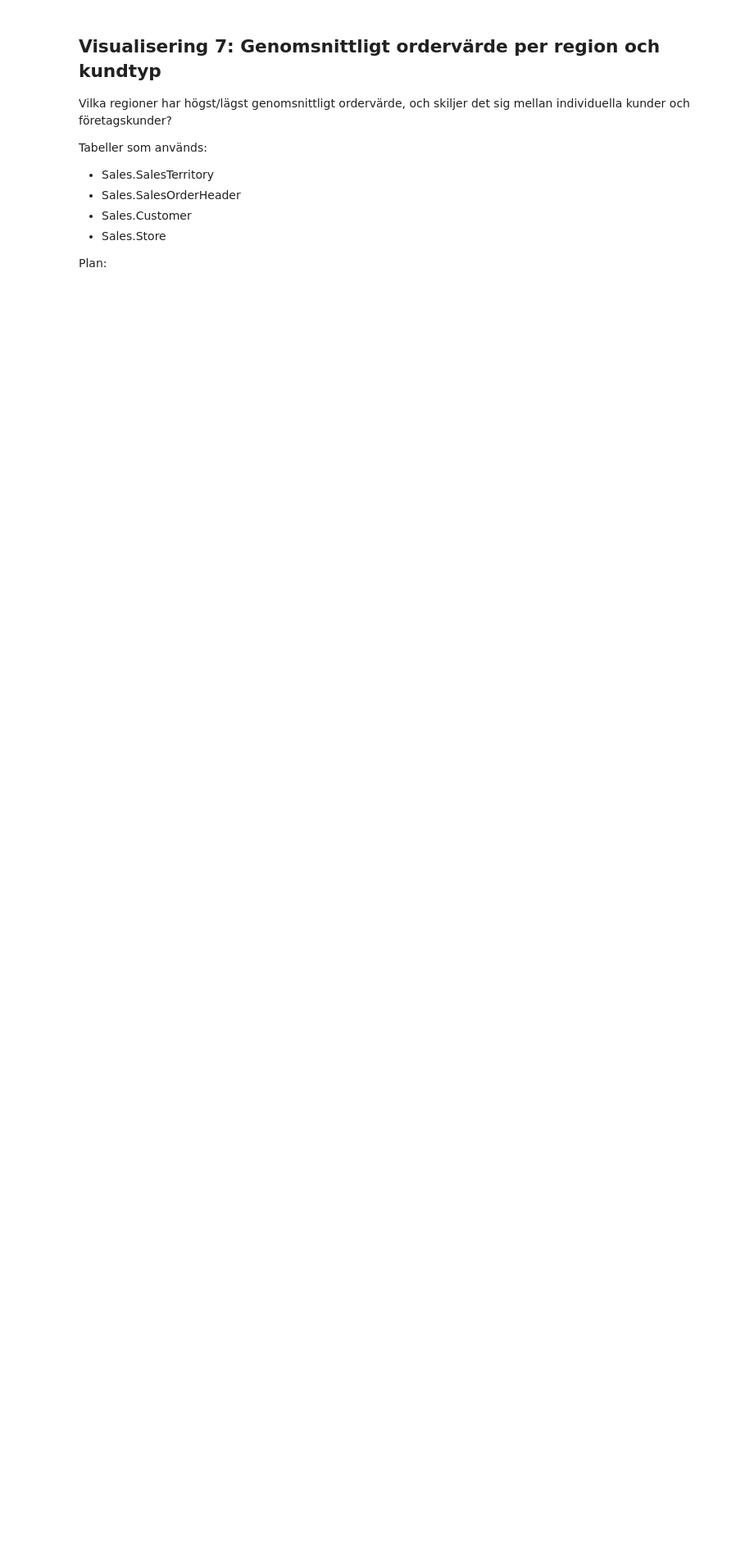
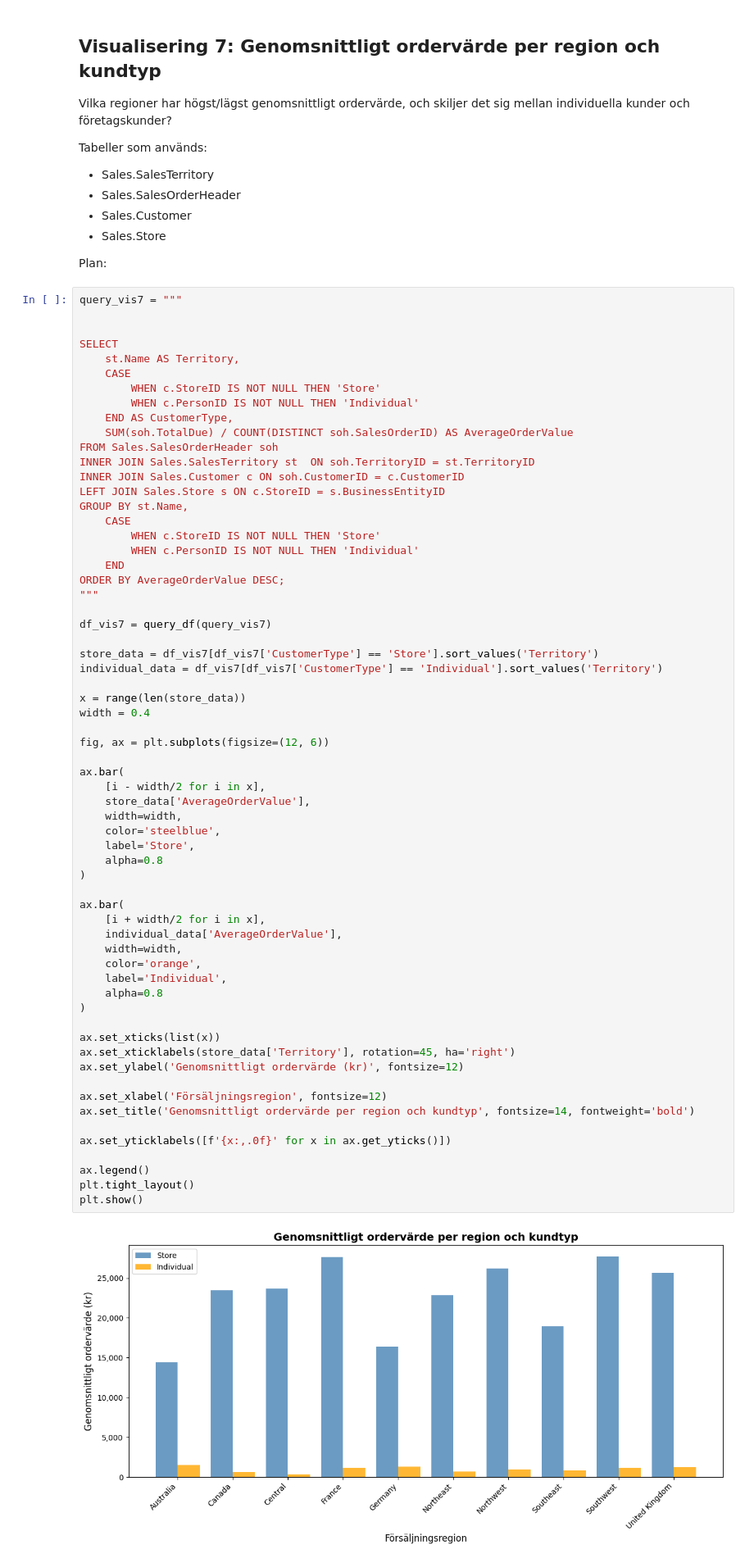
Before and after one commit to iidaclaesson/AdventureWorks2025-analys, a Jupyter notebook: notebooks/analys.ipynb, the cells around one changed output. Shown at 82% size. Saved outputs shown, nothing was run; the diff lists cells and outputs as text; blank space fills up the shorter version.

Commit message:
grouped chart for store vs individual orders

```diff
--- a/notebooks/analys.ipynb
+++ b/notebooks/analys.ipynb
@@ -427,3 +427,68 @@ Tabeller som används:
 - Sales.Store
 
 Plan:
+# %%
+query_vis7 = """
+
+
+SELECT
+    st.Name AS Territory,
+    CASE
+        WHEN c.StoreID IS NOT NULL THEN 'Store'
+        WHEN c.PersonID IS NOT NULL THEN 'Individual'
+    END AS CustomerType,
+    SUM(soh.TotalDue) / COUNT(DISTINCT soh.SalesOrderID) AS AverageOrderValue
+FROM Sales.SalesOrderHeader soh
+INNER JOIN Sales.SalesTerritory st  ON soh.TerritoryID = st.TerritoryID
+INNER JOIN Sales.Customer c ON soh.CustomerID = c.CustomerID
+LEFT JOIN Sales.Store s ON c.StoreID = s.BusinessEntityID
+GROUP BY st.Name,
+    CASE
+        WHEN c.StoreID IS NOT NULL THEN 'Store'
+        WHEN c.PersonID IS NOT NULL THEN 'Individual'
+    END
+ORDER BY AverageOrderValue DESC;
+"""
+
+df_vis7 = query_df(query_vis7)
+
+store_data = df_vis7[df_vis7['CustomerType'] == 'Store'].sort_values('Territory')
+individual_data = df_vis7[df_vis7['CustomerType'] == 'Individual'].sort_values('Territory')
+
+x = range(len(store_data))
+width = 0.4
+
+fig, ax = plt.subplots(figsize=(12, 6))
+
+ax.bar(
+    [i - width/2 for i in x],
+    store_data['AverageOrderValue'],
+    width=width,
+    color='steelblue',
+    label='Store',
+    alpha=0.8
+)
+
+ax.bar(
+    [i + width/2 for i in x],
+    individual_data['AverageOrderValue'],
+    width=width,
+    color='orange',
+    label='Individual',
+    alpha=0.8
+)
+
+ax.set_xticks(list(x))
+ax.set_xticklabels(store_data['Territory'], rotation=45, ha='right')
+ax.set_ylabel('Genomsnittligt ordervärde (kr)', fontsize=12)
+
+ax.set_xlabel('Försäljningsregion', fontsize=12)
+ax.set_title('Genomsnittligt ordervärde per region och kundtyp', fontsize=14, fontweight='bold')
+
+ax.set_yticklabels([f'{x:,.0f}' for x in ax.get_yticks()])
+
+ax.legend()
+plt.tight_layout()
+plt.show()
+# %% [output]
+[figure, added]
```
Also changed, not shown: parts of 1 cell of this notebook.
